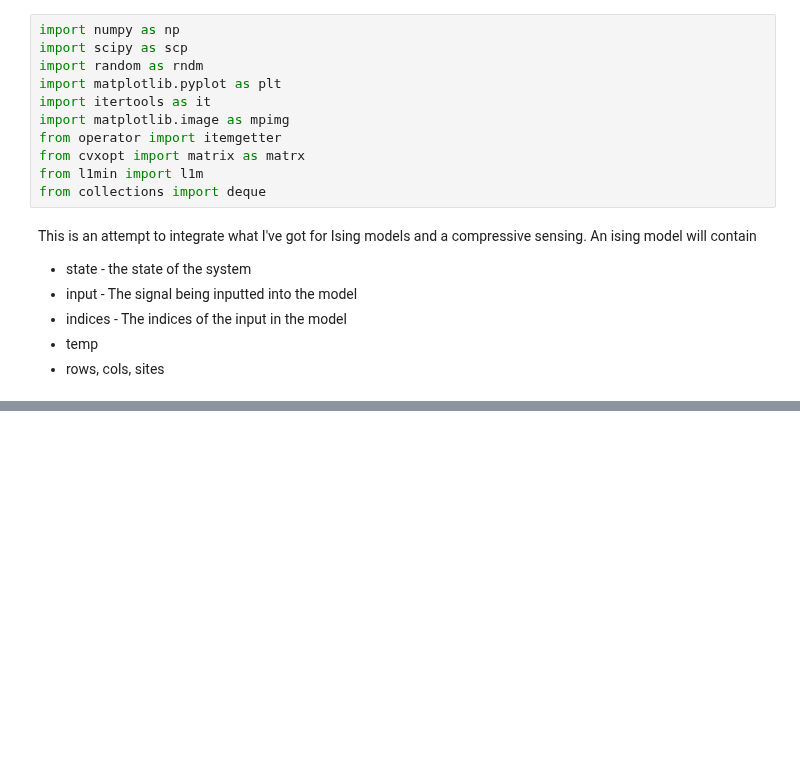
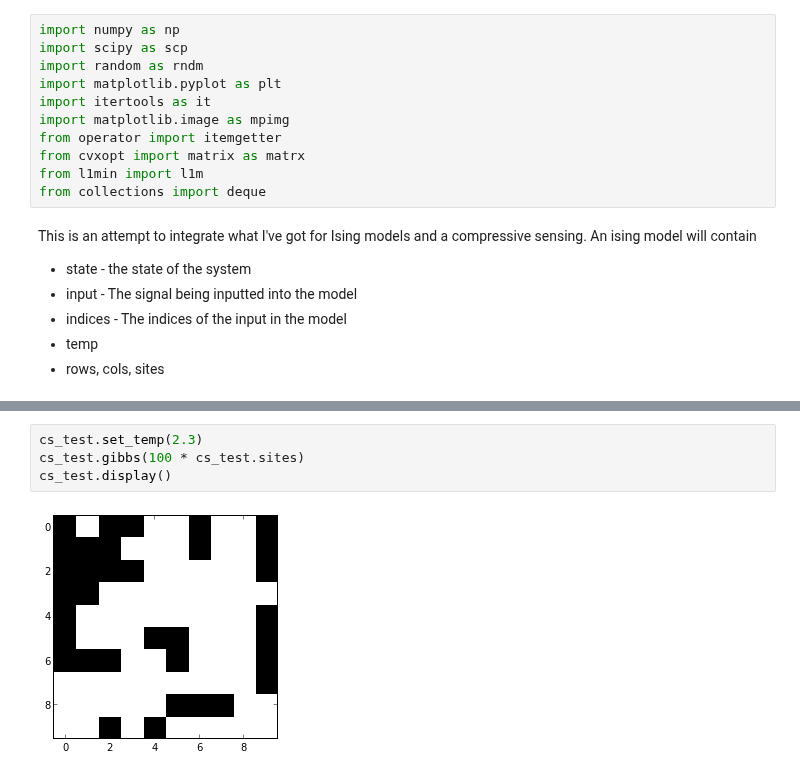
Before and after one commit to forrestsheldon/neurodynamics, a Jupyter notebook: Ising_CS.ipynb, the cells around one changed output, grey strips where cells are left out. Drawn from its saved outputs; the diff is of its cells as text; blank space fills up the shorter version.

```diff
--- a/Ising_CS.ipynb
+++ b/Ising_CS.ipynb
@@ -270,0 +318,6 @@ crit = Ising_cs((40, 40), signal, fix, 100)
+# %%
+cs_test.set_temp(2.3)
+cs_test.gibbs(100 * cs_test.sites)
+cs_test.display()
+# %% [output]
+[figure, added]
```
Also changed, not shown: parts of 41 cells of this notebook, 1 other file.
